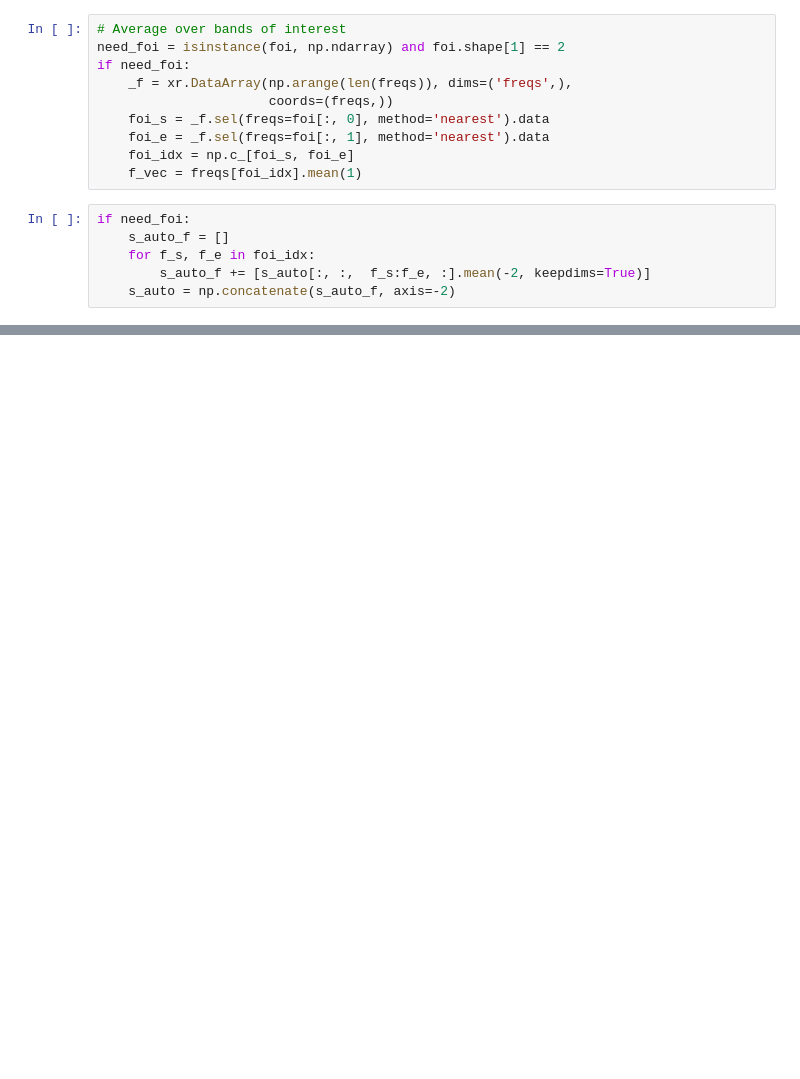
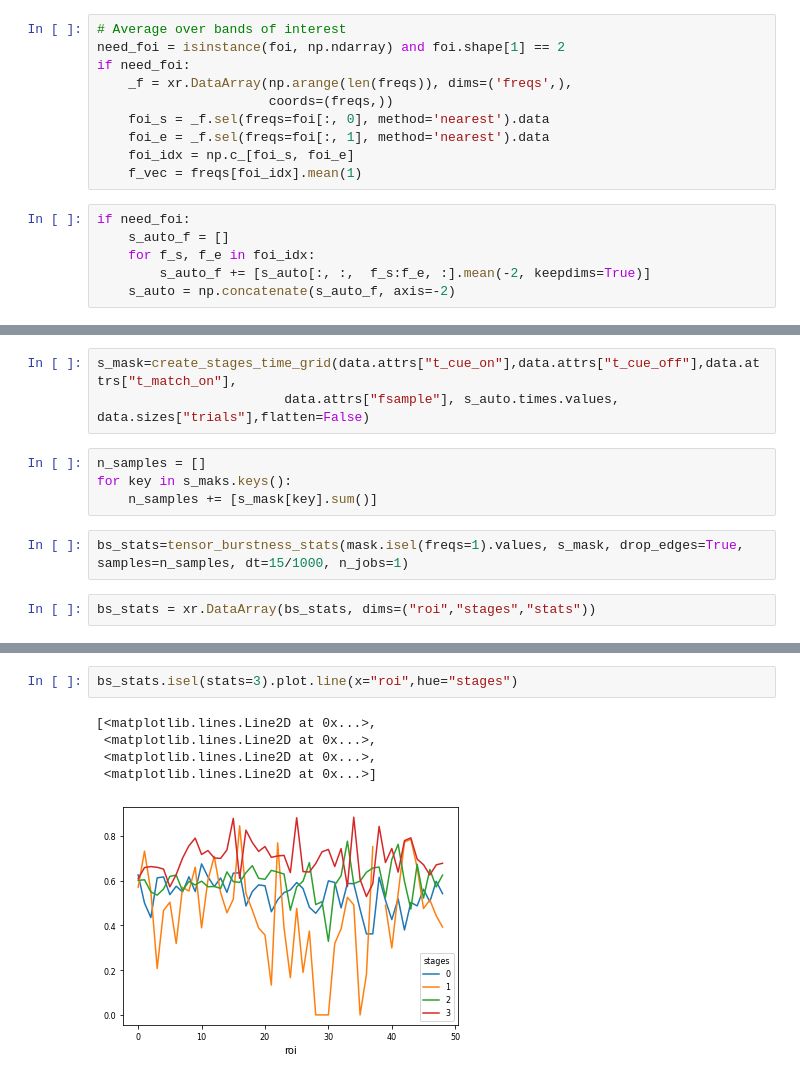
Before and after one commit to ViniciusLima94/GrayData-Analysis, a Jupyter notebook: notebooks/5.1.0. Nodes' bursting dynamics analysis.ipynb, the cells around one changed output, grey strips where cells are left out. Drawn from its saved outputs; the diff is of its cells as text; blank space fills up the shorter version.

```diff
--- a/notebooks/5.1.0. Nodes' bursting dynamics analysis.ipynb
+++ b/notebooks/5.1.0. Nodes' bursting dynamics analysis.ipynb
@@ -132,0 +308,11 @@ plt.colorbar()
+# %%
+s_mask=create_stages_time_grid(data.attrs["t_cue_on"],data.attrs["t_cue_off"],data.attrs["t_match_on"],
+                        data.attrs["fsample"], s_auto.times.values, data.sizes["trials"],flatten=False)
+# %%
+n_samples = []
+for key in s_maks.keys():
+    n_samples += [s_mask[key].sum()]
+# %%
+bs_stats=tensor_burstness_stats(mask.isel(freqs=1).values, s_mask, drop_edges=True, samples=n_samples, dt=15/1000, n_jobs=1)
+# %%
+bs_stats = xr.DataArray(bs_stats, dims=("roi","stages","stats"))
@@ -132,0 +329,8 @@ plt.colorbar()
+# %%
+bs_stats.isel(stats=3).plot.line(x="roi",hue="stages")
+# %% [output]
+[<matplotlib.lines.Line2D at 0x...>,
+ <matplotlib.lines.Line2D at 0x...>,
+ <matplotlib.lines.Line2D at 0x...>,
+ <matplotlib.lines.Line2D at 0x...>]
+[figure, added]
```
Also changed, not shown: parts of 31 cells of this notebook, 3 other files.
